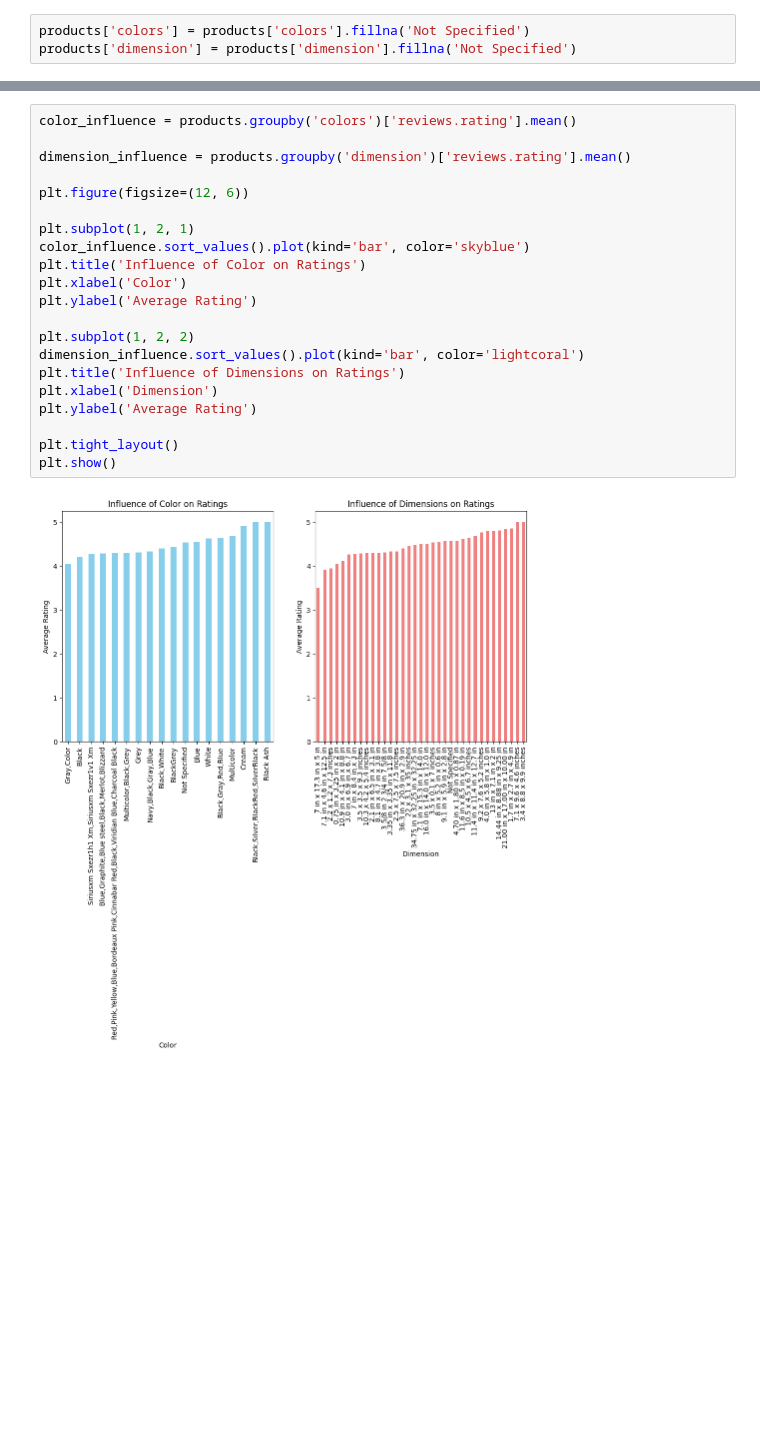
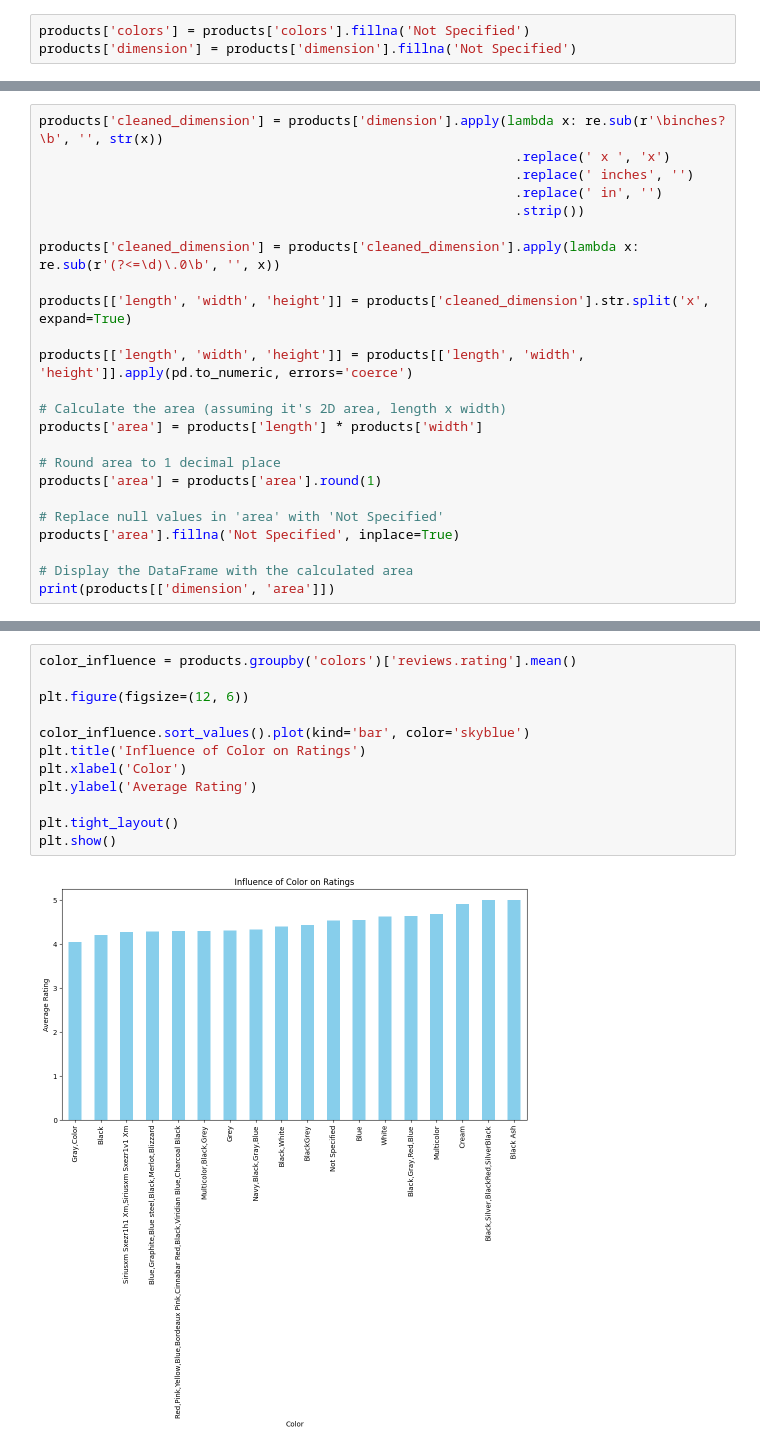
Before and after one commit to aarmintia/Electronic-Product-Rating, a Jupyter notebook: Electronic_Product_Data_Ratings.ipynb, the cells around one changed output, grey strips where cells are left out. Cells and saved outputs as stored; diff of their text form; blank space fills up the shorter version.

```diff
--- a/Electronic_Product_Data_Ratings.ipynb
+++ b/Electronic_Product_Data_Ratings.ipynb
@@ -320,0 +447,24 @@ dtype: int64
+# %%
+products['cleaned_dimension'] = products['dimension'].apply(lambda x: re.sub(r'\binches?\b', '', str(x))
+                                                             .replace(' x ', 'x')
+                                                             .replace(' inches', '')
+                                                             .replace(' in', '')
+                                                             .strip())
+
+products['cleaned_dimension'] = products['cleaned_dimension'].apply(lambda x: re.sub(r'(?<=\d)\.0\b', '', x))
+
+products[['length', 'width', 'height']] = products['cleaned_dimension'].str.split('x', expand=True)
+
+products[['length', 'width', 'height']] = products[['length', 'width', 'height']].apply(pd.to_numeric, errors='coerce')
+
+# Calculate the area (assuming it's 2D area, length x width)
+products['area'] = products['length'] * products['width']
+
+# Round area to 1 decimal place
+products['area'] = products['area'].round(1)
+
+# Replace null values in 'area' with 'Not Specified'
+products['area'].fillna('Not Specified', inplace=True)
+
+# Display the DataFrame with the calculated area
+print(products[['dimension', 'area']])
@@ -321,23 +494,14 @@ dtype: int64
 # %%
 color_influence = products.groupby('colors')['reviews.rating'].mean()
 
-dimension_influence = products.groupby('dimension')['reviews.rating'].mean()
-
 plt.figure(figsize=(12, 6))
 
-plt.subplot(1, 2, 1)
 color_influence.sort_values().plot(kind='bar', color='skyblue')
 plt.title('Influence of Color on Ratings')
 plt.xlabel('Color')
 plt.ylabel('Average Rating')
 
-plt.subplot(1, 2, 2)
-dimension_influence.sort_values().plot(kind='bar', color='lightcoral')
-plt.title('Influence of Dimensions on Ratings')
-plt.xlabel('Dimension')
-plt.ylabel('Average Rating')
-
 plt.tight_layout()
 plt.show()
 # %% [output]
-[figure, old version]
+[figure, new version]
```
Also changed, not shown: parts of 18 cells of this notebook.
